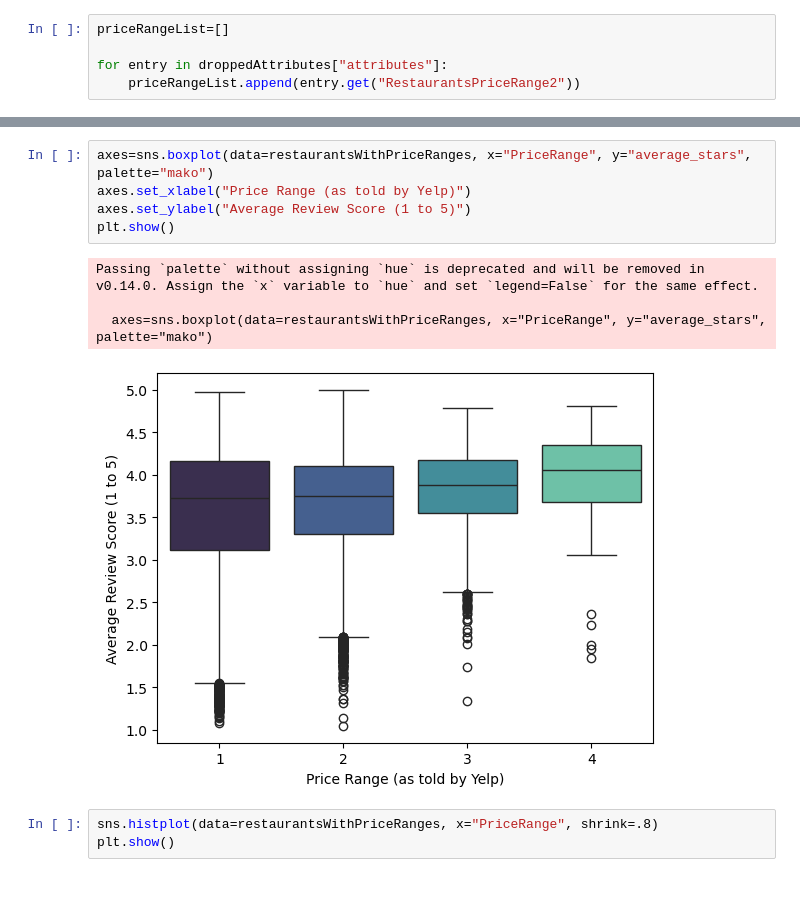
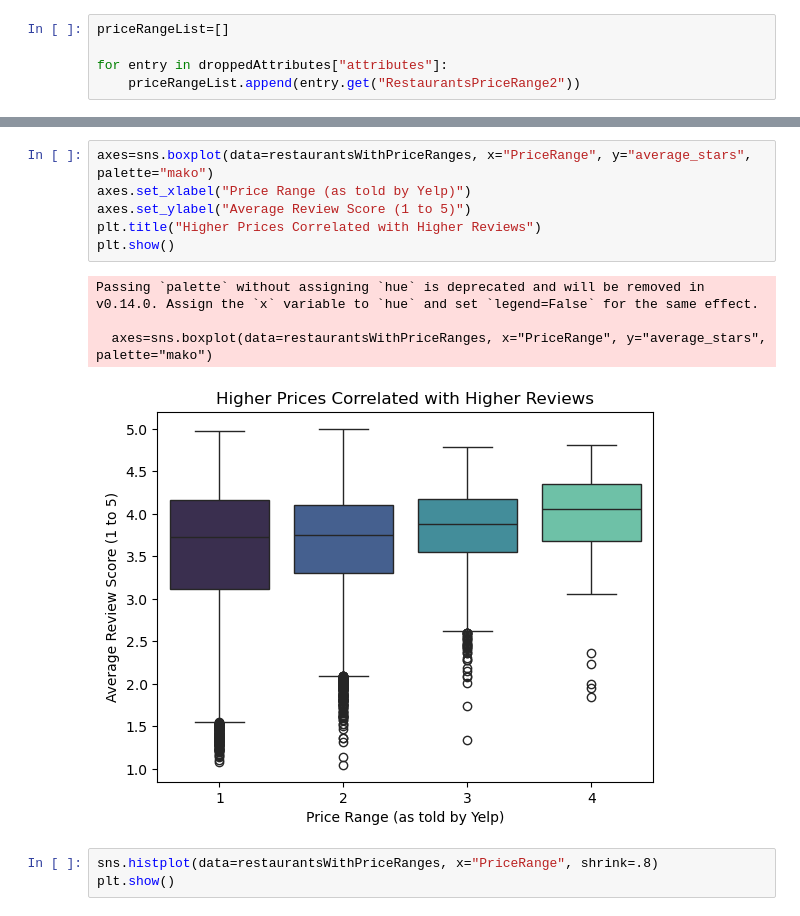
Before and after one commit to uic-cs418/group-project-better-late-than-never, a Jupyter notebook: InitialExploration.ipynb, the cells around one changed output, grey strips where cells are left out. Drawn from its saved outputs; the diff is of its cells as text; blank space fills up the shorter version.

Commit message:
updated title on my own graph+comment in code

```diff
--- a/InitialExploration.ipynb
+++ b/InitialExploration.ipynb
@@ -117,13 +81,14 @@ memory usage: 3.4+ MB
 # %%
 axes=sns.boxplot(data=restaurantsWithPriceRanges, x="PriceRange", y="average_stars", palette="mako")
 axes.set_xlabel("Price Range (as told by Yelp)")
 axes.set_ylabel("Average Review Score (1 to 5)")
+plt.title("Higher Prices Correlated with Higher Reviews")
 plt.show()
 # %% [output]
 Passing `palette` without assigning `hue` is deprecated and will be removed in v0.14.0. Assign the `x` variable to `hue` and set `legend=False` for the same effect.
 
   axes=sns.boxplot(data=restaurantsWithPriceRanges, x="PriceRange", y="average_stars", palette="mako")
-[figure, old version]
+[figure, new version]
 # %%
 sns.histplot(data=restaurantsWithPriceRanges, x="PriceRange", shrink=.8)
 plt.show()
```
Also changed, not shown: parts of 2 cells of this notebook, 1 other file.
